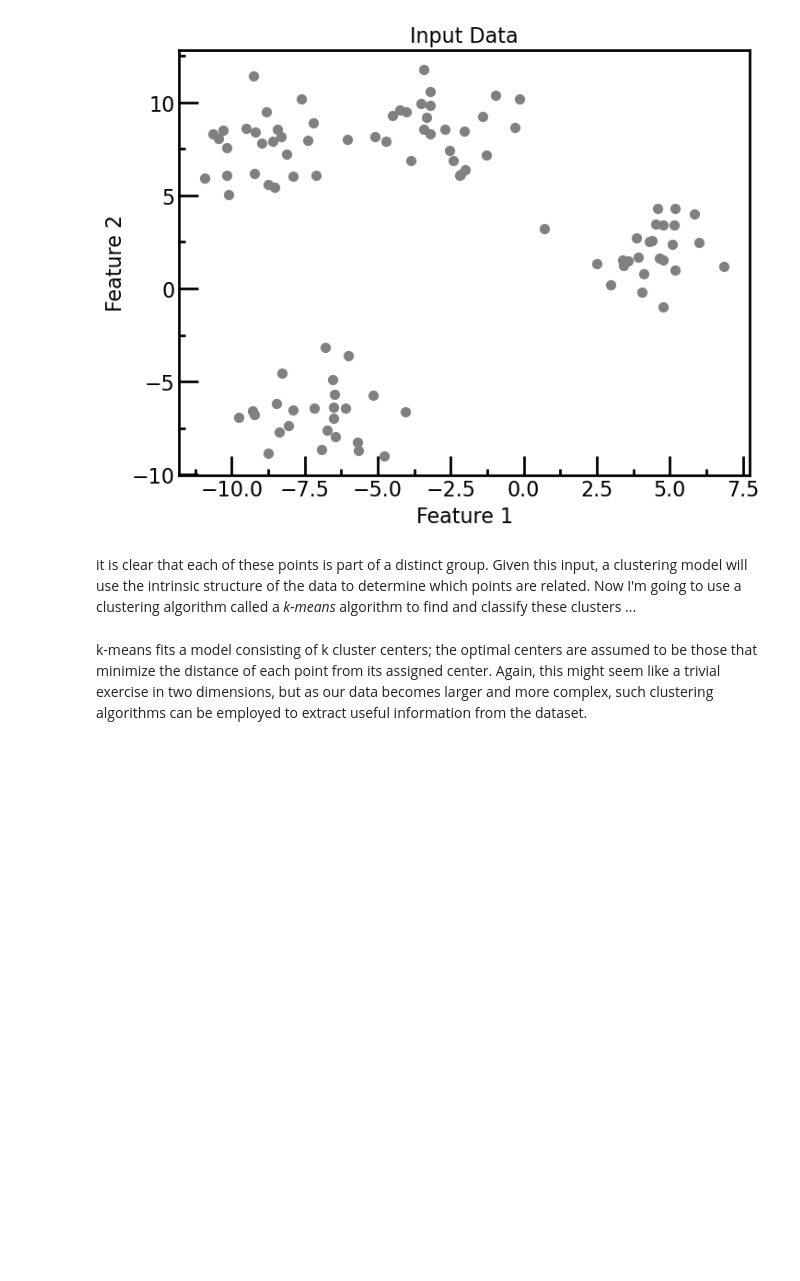
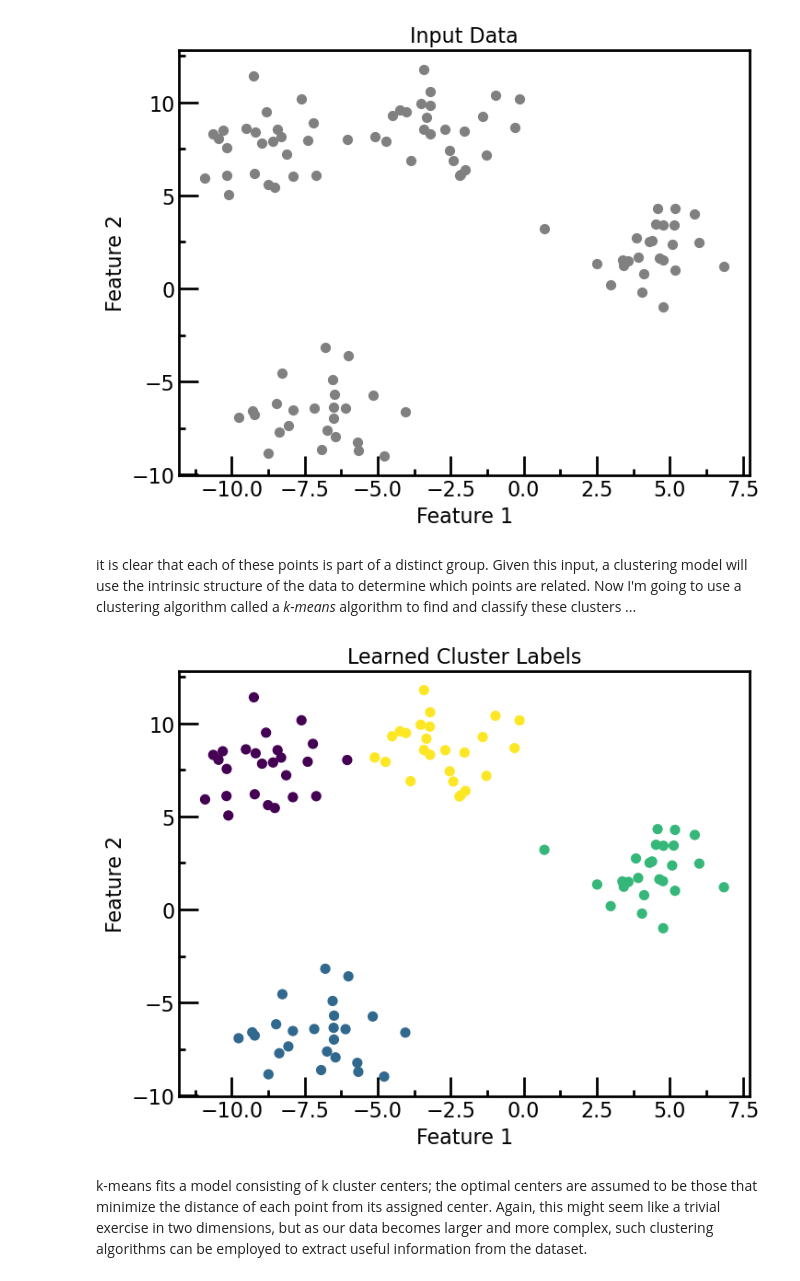
Before and after one commit to thaynecurrie/phys7903_fall2024, a Jupyter notebook: ScientificPythonNotes/MachineLearning/Python_MachineLearning_part1.ipynb, the cells around one changed output. Cells and saved outputs as stored; diff of their text form; code cells hidden in the pictures; blank space fills up the shorter version.

```diff
--- a/ScientificPythonNotes/MachineLearning/Python_MachineLearning_part1.ipynb
+++ b/ScientificPythonNotes/MachineLearning/Python_MachineLearning_part1.ipynb
@@ -401,22 +405,25 @@ it is clear that each of these points is part of a distinct group. Given this in
 # %%
 from sklearn.cluster import KMeans
 
 # Fit the K Means model
-model = KMeans(4, random_state=0)
+#model = KMeans(4, random_state=0)
+model = KMeans(n_clusters=4, random_state=0)
 y = model.fit_predict(X)
 
 # plot the data with cluster labels
 fig, ax = plt.subplots(figsize=(8, 6))
 ax.scatter(X[:, 0], X[:, 1], s=50, c=y, cmap='viridis')
 ax.set_xlabel('Feature 1',fontsize=16)
 ax.set_ylabel('Feature 2',fontsize=16)
 ax.tick_params(which='major',direction='in',width=2,length=15,labelsize=16)
 ax.tick_params(which='minor',direction='in',width=2,length=5,labelsize=16)
 ax.xaxis.set_minor_locator(AutoMinorLocator(2))
 ax.yaxis.set_minor_locator(AutoMinorLocator(2))
 ax.set_title('Learned Cluster Labels',fontsize=16)
 for axl in ['top','bottom','left','right']:
  ax.spines[axl].set_linewidth(2)
+# %% [output]
+[figure, added]
 # %% [markdown]
 k-means fits a model consisting of k cluster centers; the optimal centers are assumed to be those that minimize the distance of each point from its assigned center. Again, this might seem like a trivial exercise in two dimensions, but as our data becomes larger and more complex, such clustering algorithms can be employed to extract useful information from the dataset.
 # %% [markdown]
```
Also changed, not shown: parts of 3 cells of this notebook, 3 other files.
